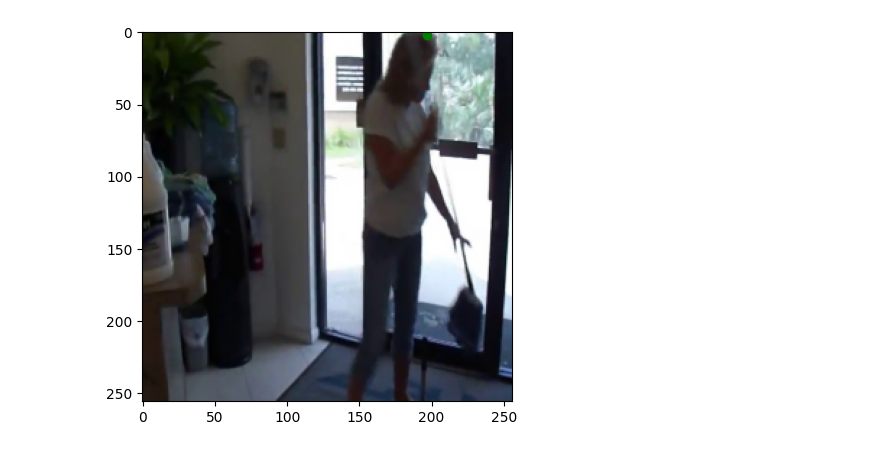
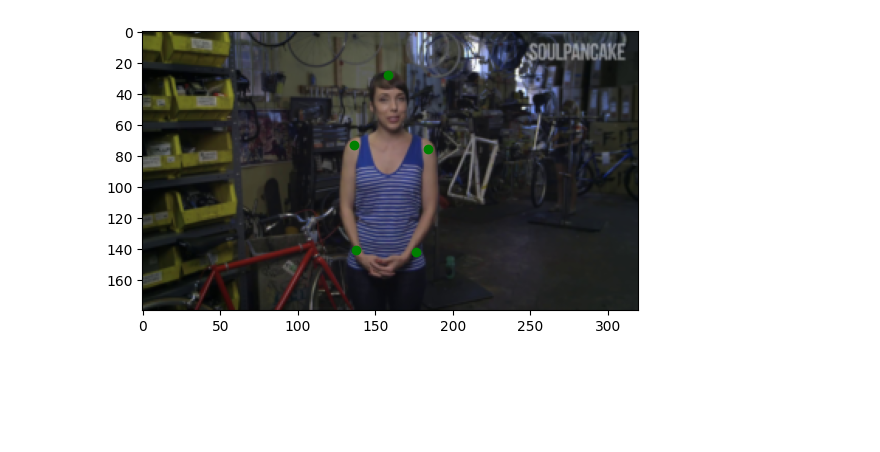
Before and after one commit to JaredDobry/enpm809k, a Jupyter notebook: enpm809k/new_notebook.ipynb, the cells around one changed output. Drawn from its saved outputs; the diff is of its cells as text; code cells hidden in the pictures; blank space fills up the shorter version.

```diff
--- a/enpm809k/new_notebook.ipynb
+++ b/enpm809k/new_notebook.ipynb
@@ -20,13 +15,0 @@ annotations = load(p.open())
-# %%
-# Load annotated images in the following categories
-ALLOW_ALL = True
-ALLOWED_CATEGORIES = ["bicycling", "running", "walking"]
-#ALLOWED_JOINTS = [1, 4, 9, 12, 13] # r knee, l knee, head, r shoulder, l shoulder
-ALLOWED_JOINTS= [9]
-
-
-valid_imgs = []
-for i in range(len(annotations["act"])):
-    if ALLOW_ALL or annotations["act"][i]["cat_name"] in ALLOWED_CATEGORIES:
-        valid_imgs.append(i)
-print(f"Indexed {len(valid_imgs)} images with valid categories")
@@ -93,23 +40,32 @@ print("Done")
 # %%
 # Show a image from our dataset with the annotations
 import matplotlib.pyplot as plt
 
 def show_image(img, points, prediction = None):
     fig, ax = plt.subplots()
     ax.imshow(img)
 
-    height, width, depth = img.shape
+    x_coords = []
+    y_coords = []
+    for idx, p in enumerate(points):
+        if idx % 2 == 0:
+            x_coords.append(p * WIDTH)
+        else:
+            y_coords.append(p * HEIGHT)
+    plt.plot(x_coords, y_coords, "go")
 
-    x = [i[0] * width for i in points]
-    y = [i[1] * height for i in points]
-    plt.plot(x, y, "go")
     if prediction is not None:
-        x_pred = [i[0] * width for i in prediction]
-        y_pred = [i[1] * height for i in prediction]
-        plt.plot(x_pred, y_pred, "ro")
+        x_coords = []
+        y_coords = []
+        for idx in range(prediction.shape[0]):
+            if idx % 2 == 0:
+                x_coords.append(prediction[idx] * width)
+            else:
+                y_coords.append(prediction[idx] * height)
+        plt.plot(x_coords, y_coords, "ro")
+
     plt.show()
 
-idx = np.random.randint(0, len(images))
-show_image(images[idx]["image"], images[idx]["joints"])
+show_image(x[0], y[0])
 # %% [output]
-[figure, old version]
+[figure, new version]
```
Also changed, not shown: parts of 12 cells of this notebook, 9 other files.
